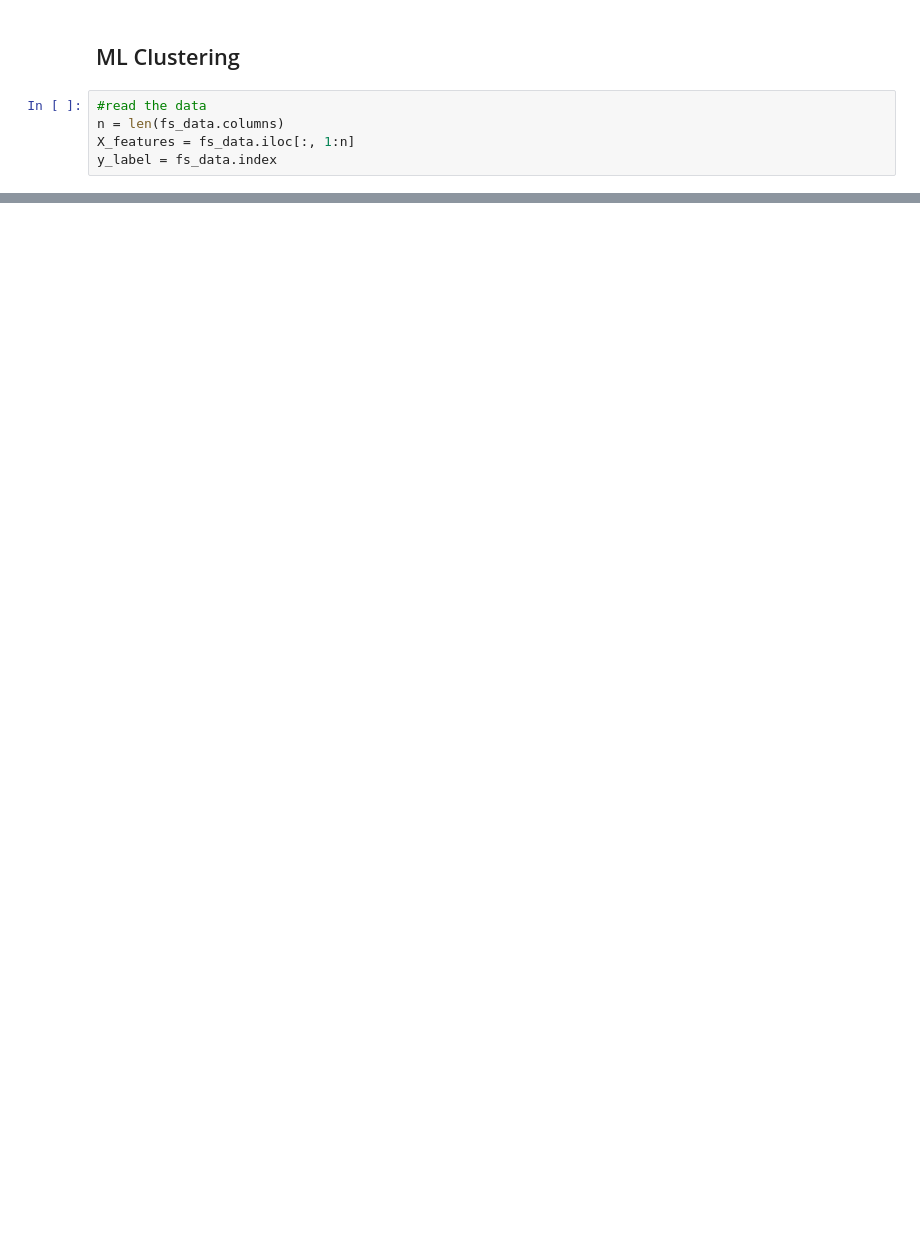
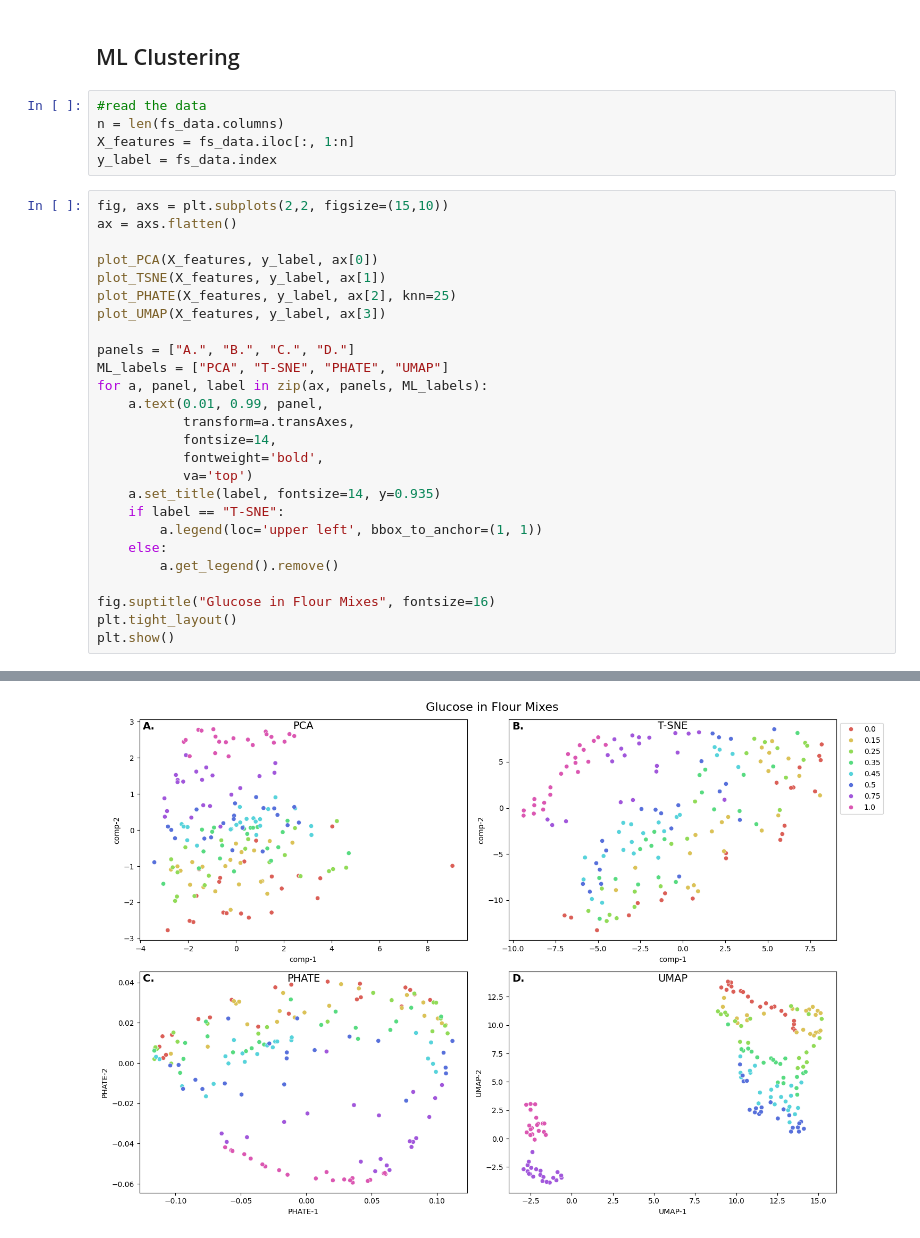
Before and after one commit to davissineath/FT-NIR_ML_Predictions, a Jupyter notebook: PLS_model/PLS.ipynb, the cells around one changed output, grey strips where cells are left out. Cells and saved outputs as stored; diff of their text form; blank space fills up the shorter version.

```diff
--- a/PLS_model/PLS.ipynb
+++ b/PLS_model/PLS.ipynb
@@ -119,3 +121,30 @@ plt.show()
 n = len(fs_data.columns)
 X_features = fs_data.iloc[:, 1:n]
 y_label = fs_data.index
+# %%
+fig, axs = plt.subplots(2,2, figsize=(15,10))
+ax = axs.flatten()
+
+plot_PCA(X_features, y_label, ax[0])
+plot_TSNE(X_features, y_label, ax[1])
+plot_PHATE(X_features, y_label, ax[2], knn=25)
+plot_UMAP(X_features, y_label, ax[3])
+
+panels = ["A.", "B.", "C.", "D."]
+ML_labels = ["PCA", "T-SNE", "PHATE", "UMAP"]
+for a, panel, label in zip(ax, panels, ML_labels):
+    a.text(0.01, 0.99, panel,
+           transform=a.transAxes,
+           fontsize=14,
+           fontweight='bold',
+           va='top')
+    a.set_title(label, fontsize=14, y=0.935)
+    if label == "T-SNE":
+        a.legend(loc='upper left', bbox_to_anchor=(1, 1))
+    else:
+        a.get_legend().remove()
+
+fig.suptitle("Glucose in Flour Mixes", fontsize=16)
+plt.tight_layout()
+plt.show()
+# %% [output]
@@ -121,0 +171 @@ y_label = fs_data.index
+[figure, added]
```
Also changed, not shown: parts of 8 cells of this notebook, 1 other file.
